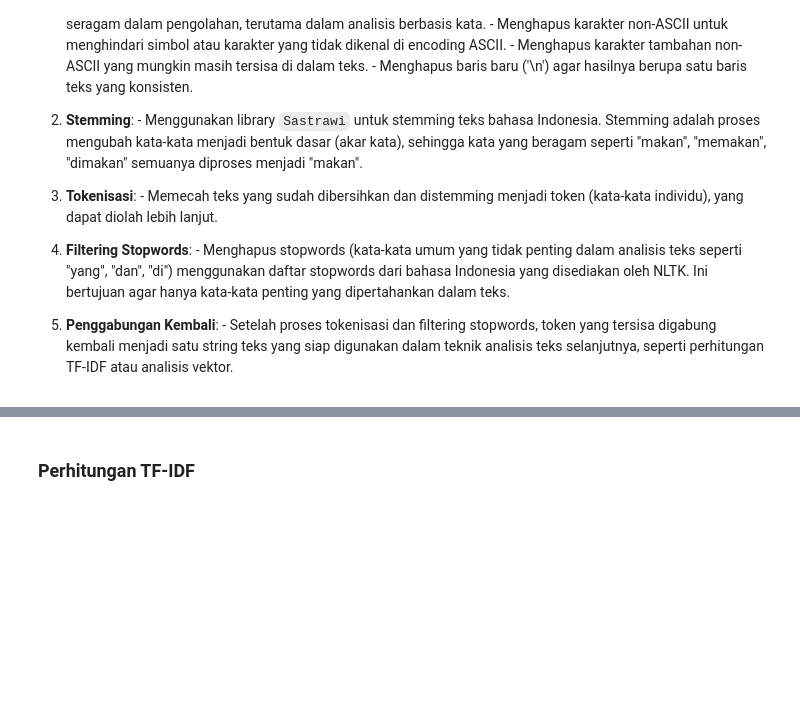
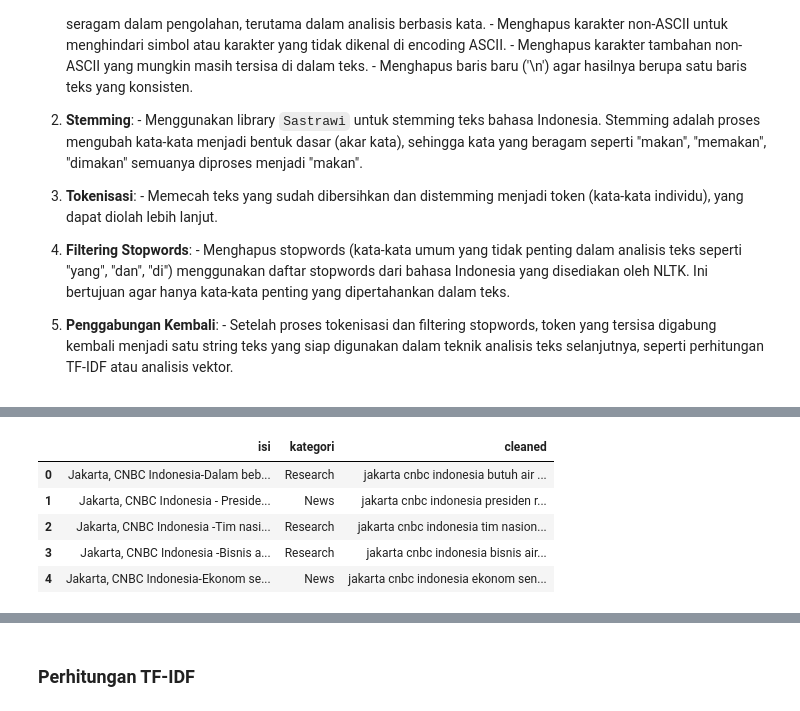
Before and after one commit to rrayhka/pencarian-penambangan-web, a Jupyter notebook: ppw_book/_build/jupyter_execute/tugas-2-vsm.ipynb, the cells around one changed output, grey strips where cells are left out. Saved outputs shown, nothing was run; the diff lists cells and outputs as text; code cells hidden in the pictures; blank space fills up the shorter version.

```diff
--- a/ppw_book/_build/jupyter_execute/tugas-2-vsm.ipynb
+++ b/ppw_book/_build/jupyter_execute/tugas-2-vsm.ipynb
@@ -221,0 +258,9 @@ df.head()
+# %%
+data.head()
+# %% [output]
+|  | isi | kategori | cleaned |
+| 0 | Jakarta, CNBC Indonesia-Dalam beb... | Research | jakarta cnbc indonesia butuh air ... |
+| 1 | Jakarta, CNBC Indonesia - Preside... | News | jakarta cnbc indonesia presiden r... |
+| 2 | Jakarta, CNBC Indonesia -Tim nasi... | Research | jakarta cnbc indonesia tim nasion... |
+| 3 | Jakarta, CNBC Indonesia -Bisnis a... | Research | jakarta cnbc indonesia bisnis air... |
+| 4 | Jakarta, CNBC Indonesia-Ekonom se... | News | jakarta cnbc indonesia ekonom sen... |
```
Also changed, not shown: parts of 30 cells of this notebook, 27 other files.
